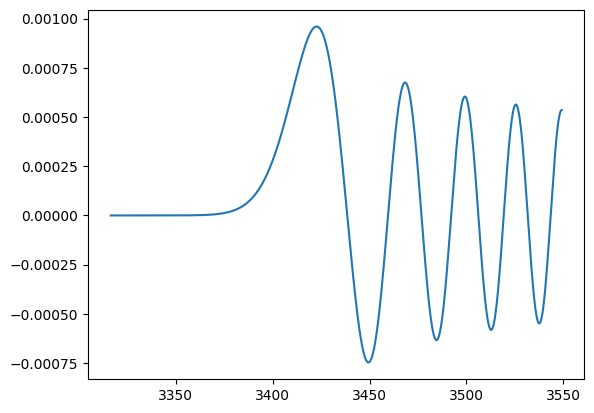
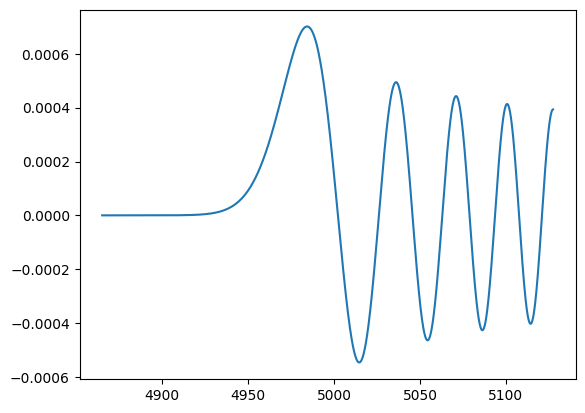
Code edit (unified diff) that turned the first committed figure into the second:
--- before
+++ after
@@ -1,2 +1,2 @@
-plt.plot(x_res[:, 120], jl_res[:, 120])
+plt.plot(x_res[:, 159], jl_res[:, 159])
 plt.show()

Commit: Extended bessel functions to l=5000